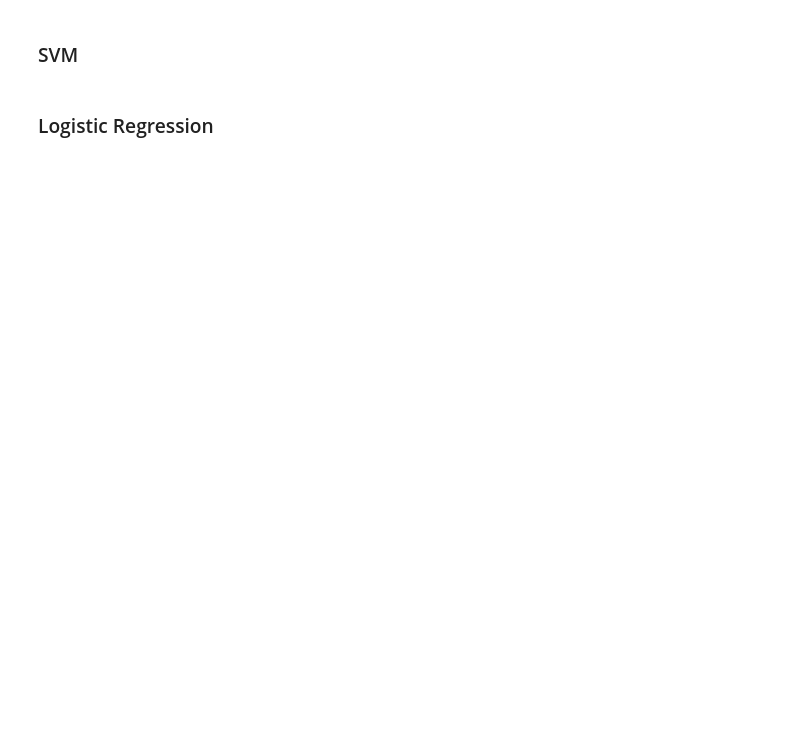
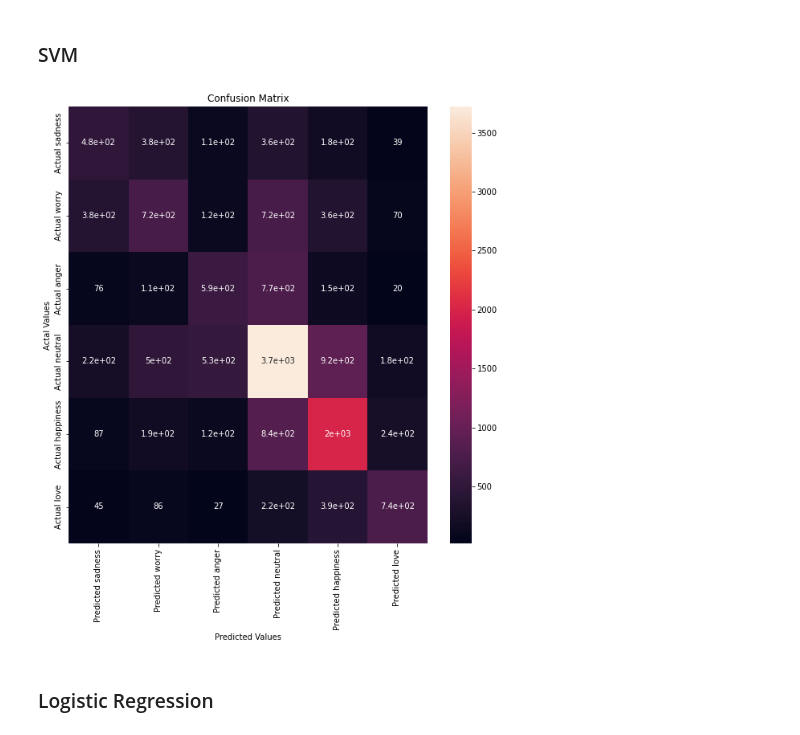
Before and after one commit to Sarahhabbi/EmotionAnalysis, a Jupyter notebook: src/model.ipynb, the cells around one changed output. Cells and saved outputs as stored; diff of their text form; code cells hidden in the pictures; blank space fills up the shorter version.

```diff
--- a/src/model.ipynb
+++ b/src/model.ipynb
@@ -167,14 +171,16 @@ pickle.dump(BNBmodel, open(filename, 'wb'))
 # %%
 SVCmodel = LinearSVC()
 SVCmodel.fit(X_train, y_train)
 # model_evaluate(SVCmodel, X_test)
 y_pred2 = SVCmodel.predict(X_test)
 
 filename = 'svc_model.sav'
 pickle.dump(SVCmodel, open(filename, 'wb'))
 
 # confusion matrix
-#plot_confusion_matrix(y_test, y_pred2)
+plot_confusion_matrix(y_test, y_pred2)
+# %% [output]
+[figure, added]
 # %% [markdown]
 ### Logistic Regression
 # %%
```
Also changed, not shown: parts of 27 cells of this notebook, 6 other files.
